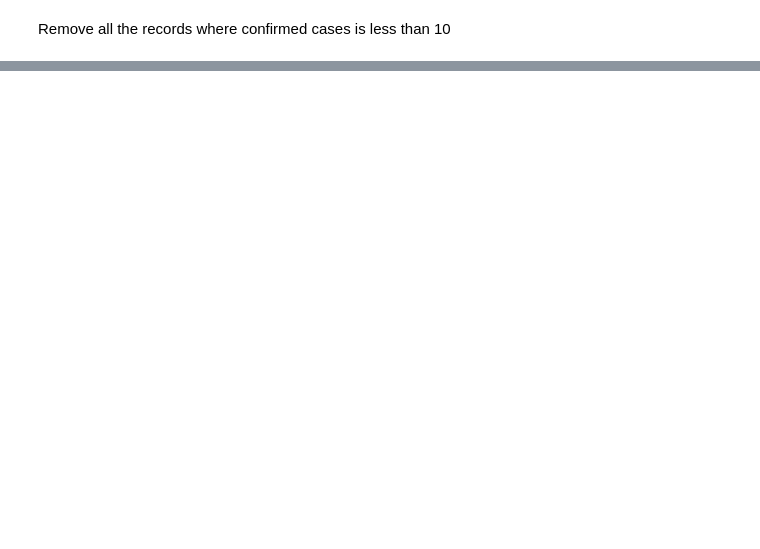
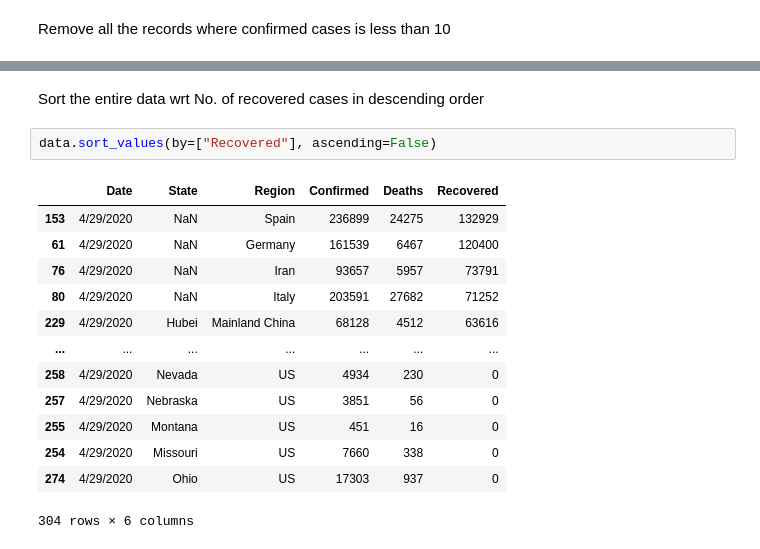
Before and after one commit to davinavc/Data-Analyst, a Jupyter notebook: Covid_19.ipynb, the cells around one changed output, grey strips where cells are left out. Cells and saved outputs as stored; diff of their text form; blank space fills up the shorter version.

```diff
--- a/Covid_19.ipynb
+++ b/Covid_19.ipynb
@@ -81,0 +191,18 @@ data[data["Confirmed"] <10]
+# %% [markdown]
+Sort the entire data wrt No. of recovered cases in descending order
+# %%
+data.sort_values(by=["Recovered"], ascending=False)
+# %% [output]
+|  | Date | State | Region | Confirmed | Deaths | Recovered |
+| 153 | 4/29/2020 | NaN | Spain | 236899 | 24275 | 132929 |
+| 61 | 4/29/2020 | NaN | Germany | 161539 | 6467 | 120400 |
+| 76 | 4/29/2020 | NaN | Iran | 93657 | 5957 | 73791 |
+| 80 | 4/29/2020 | NaN | Italy | 203591 | 27682 | 71252 |
+| 229 | 4/29/2020 | Hubei | Mainland China | 68128 | 4512 | 63616 |
+| ... | ... | ... | ... | ... | ... | ... |
+| 258 | 4/29/2020 | Nevada | US | 4934 | 230 | 0 |
+| 257 | 4/29/2020 | Nebraska | US | 3851 | 56 | 0 |
+| 255 | 4/29/2020 | Montana | US | 451 | 16 | 0 |
+| 254 | 4/29/2020 | Missouri | US | 7660 | 338 | 0 |
+| 274 | 4/29/2020 | Ohio | US | 17303 | 937 | 0 |
+304 rows × 6 columns
```
Also changed, not shown: parts of 17 cells of this notebook.
